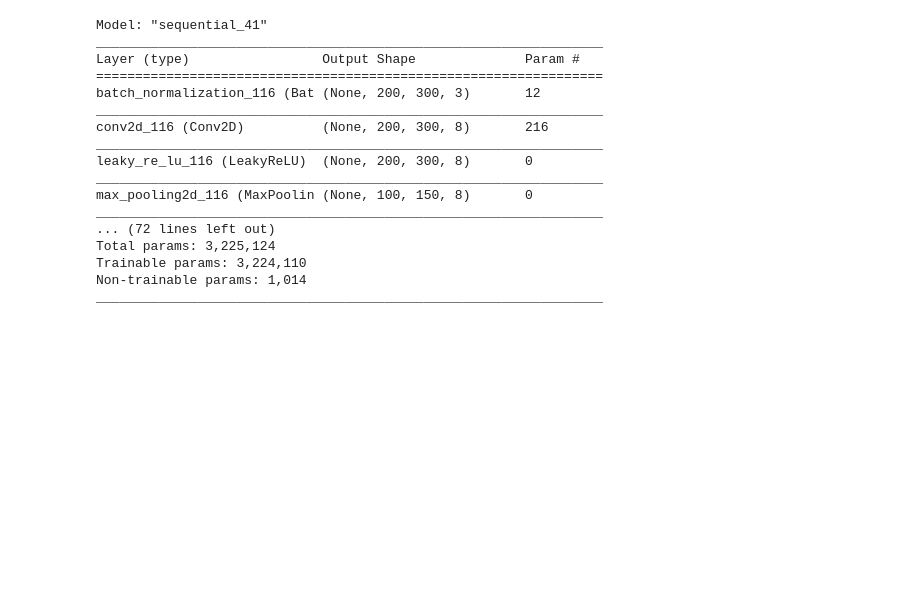
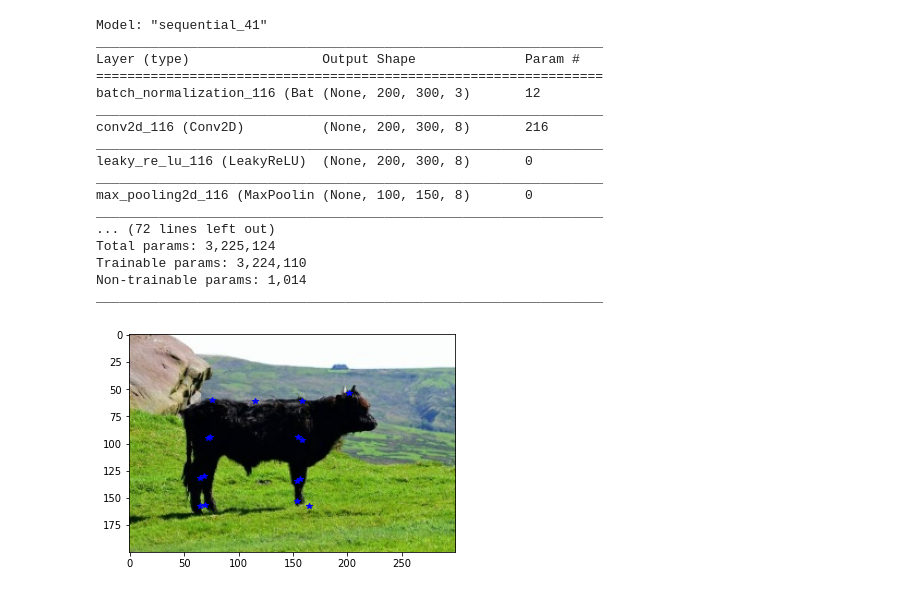
Before and after one commit to Yerlan999/CowPoseDetection-KazATU, a Jupyter notebook: modules/keras_model_spec.ipynb, the cells around one changed output. Saved outputs shown, nothing was run; the diff lists cells and outputs as text; code cells hidden in the pictures; blank space fills up the shorter version.

```diff
--- a/modules/keras_model_spec.ipynb
+++ b/modules/keras_model_spec.ipynb
@@ -292,28 +292,30 @@ _________________________________________________________________
 # %%
 # Для тестирования на отдельных изображениях
 
 # Путь к изображению            СЮДА
-test_image = cv2.imread("photo1.jpeg")
+test_image = cv2.imread("cow148.jpeg")
 test_image = cv2.cvtColor(test_image, cv2.COLOR_BGR2RGB)
 
 reshaped_test_imageI = cv2.resize(test_image, (300, 200))
 reshaped_test_image = reshaped_test_imageI.reshape(1, *SHAPE)/255
 reshaped_test_image = reshaped_test_image.astype('float32')
 
 predictions = model.predict(reshaped_test_image)
 xy_predictions = output_pipe.inverse_transform(predictions).reshape(y.shape[1]//2, 2)
 plt.imshow(reshaped_test_imageI)
 
 
 lameness = False
-if xy_predictions[2][1] < xy_predictions[1][1] and xy_predictions[2][1] < xy_predictions[3][1]:
+if xy_predictions[2][1]*1.05 < xy_predictions[1][1] and xy_predictions[2][1]*1.05 < xy_predictions[3][1]:
     lameness = True
 
 for i, xy in enumerate(xy_predictions):
     if lameness and i in [1,2,3]:
         plt.plot(xy[0], xy[1], 'r*')
     else:
         plt.plot(xy[0], xy[1], 'b*')
+# %% [output]
+[figure, added]
 # %%
 # Для тестирования на видеоизображениях + произведение записи
 
```
Also changed, not shown: 3 other files.
